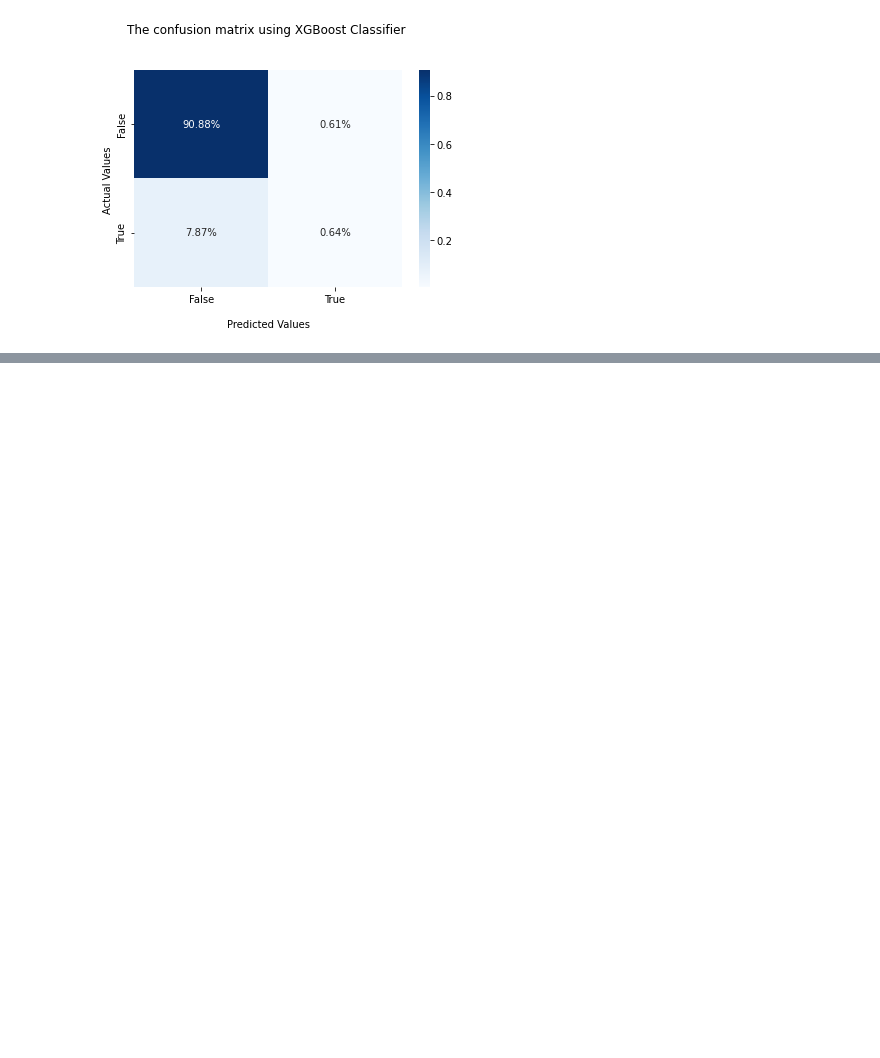
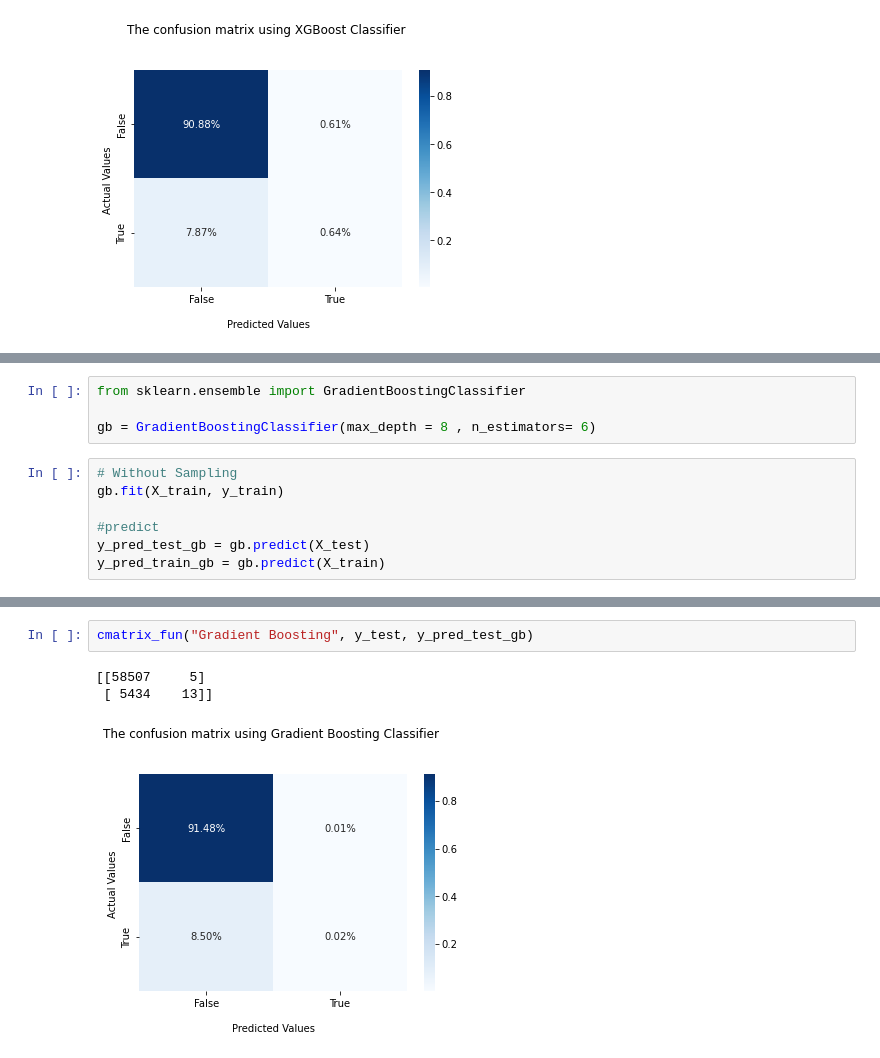
Before and after one commit to ahmedelsayed968/ML-Project, a Jupyter notebook: data analysis/Modeling.ipynb, the cells around one changed output, grey strips where cells are left out. Cells and saved outputs as stored; diff of their text form; blank space fills up the shorter version.

```diff
--- a/data analysis/Modeling.ipynb
+++ b/data analysis/Modeling.ipynb
@@ -522,0 +575,11 @@ weighted avg       0.77      0.77      0.77    116969
+# %%
+from sklearn.ensemble import GradientBoostingClassifier
+
+gb = GradientBoostingClassifier(max_depth = 8 , n_estimators= 6)
+# %%
+# Without Sampling
+gb.fit(X_train, y_train)
+
+#predict
+y_pred_test_gb = gb.predict(X_test)
+y_pred_train_gb = gb.predict(X_train)
@@ -522,0 +605,6 @@ weighted avg       0.77      0.77      0.77    116969
+# %%
+cmatrix_fun("Gradient Boosting", y_test, y_pred_test_gb)
+# %% [output]
+[[58507     5]
+ [ 5434    13]]
+[figure, added]
```
Also changed, not shown: parts of 29 cells of this notebook, 1 other file.
